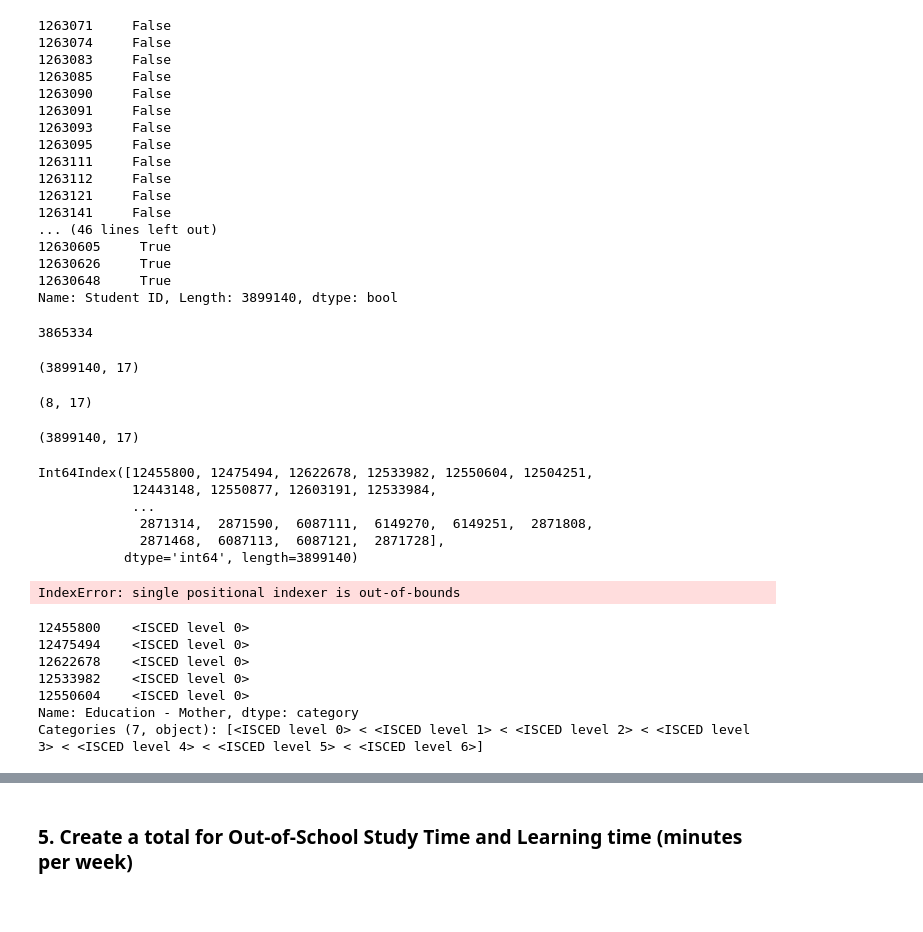
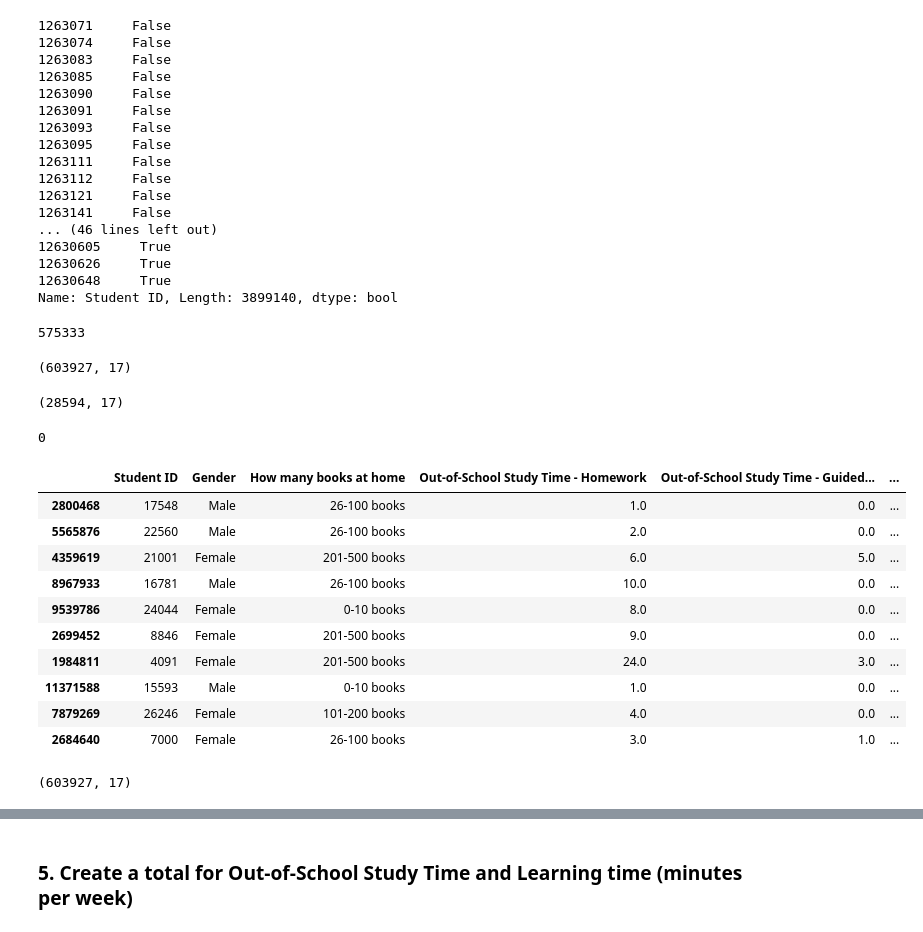
Before and after one commit to Dyke-F/Pisa-Data-Analysis, a Jupyter notebook: wrangle_pisa_data.ipynb, the cells around one changed output, grey strips where cells are left out. Saved outputs shown, nothing was run; the diff lists cells and outputs as text; code cells hidden in the pictures.

Commit message:
Remove edu duplicates

```diff
--- a/wrangle_pisa_data.ipynb
+++ b/wrangle_pisa_data.ipynb
@@ -671,6 +671,9 @@ mother_edu['Student ID'].duplicated()
 12630626     True
 12630648     True
 Name: Student ID, Length: 3899140, dtype: bool
+# %%
+mother_edu.replace(["NaN"], np.nan, inplace = True)
+mother_edu.dropna(inplace = True)
 # %%
 mother_edu['Education - Mother'] = mother_edu['Education - Mother'].astype('category')
 
@@ -682,47 +685,40 @@ mother_edu['Education - Mother'] = mother_edu['Education - Mother'].cat.set_cate
                                                                                         '<ISCED level 5>',
                                                                                         '<ISCED level 6>'], ordered=True)
 mother_edu.sort_values(['Education - Mother'], inplace=True)
-# mother_edu_clean = mother_edu.drop_duplicates('Education - Mother')
+mother_edu_cleaner = mother_edu.drop_duplicates(subset='Student ID', keep='last')
 # %%
 mother_edu['Student ID'].duplicated().sum()
 # %% [output]
-3865334
+575333
 # %%
 mother_edu.shape
 # %% [output]
-(3899140, 17)
+(603927, 17)
 # %%
-mother_edu_clean.shape
+mother_edu_cleaner.shape
 # %% [output]
-(8, 17)
+(28594, 17)
+# %%
+mother_edu_cleaner.duplicated().sum()
+# %% [output]
+0
+# %%
+mother_edu_cleaner.sample(10)
+# %% [output]
+|  | Student ID | Gender | How many books at home | Out-of-School Study Time - Homework | Out-of-School Study Time - Guided... | ... |
+| 2800468 | 17548 | Male | 26-100 books | 1.0 | 0.0 | ... |
+| 5565876 | 22560 | Male | 26-100 books | 2.0 | 0.0 | ... |
+| 4359619 | 21001 | Female | 201-500 books | 6.0 | 5.0 | ... |
+| 8967933 | 16781 | Male | 26-100 books | 10.0 | 0.0 | ... |
+| 9539786 | 24044 | Female | 0-10 books | 8.0 | 0.0 | ... |
+| 2699452 | 8846 | Female | 201-500 books | 9.0 | 0.0 | ... |
+| 1984811 | 4091 | Female | 201-500 books | 24.0 | 3.0 | ... |
+| 11371588 | 15593 | Male | 0-10 books | 1.0 | 0.0 | ... |
+| 7879269 | 26246 | Female | 101-200 books | 4.0 | 0.0 | ... |
+| 2684640 | 7000 | Female | 26-100 books | 3.0 | 1.0 | ... |
 # %%
 pisa_clean = mother_edu.copy()
 # %%
 pisa_clean.shape
 # %% [output]
-(3899140, 17)
+(603927, 17)
-# %%
-duplicates = pisa_clean['Student ID'].duplicated().index
-# %% [output]
-Int64Index([12455800, 12475494, 12622678, 12533982, 12550604, 12504251,
-            12443148, 12550877, 12603191, 12533984,
-            ...
-             2871314,  2871590,  6087111,  6149270,  6149251,  2871808,
-             2871468,  6087113,  6087121,  2871728],
-           dtype='int64', length=3899140)
-# %%
-for x in duplicates:
-    if pisa_clean.iloc[x]['Education - Mother'] == '<ISCED level 0>':
-        pisa_clean.drop(pisa_clean.index[[x]])
-# %% [output]
-IndexError: single positional indexer is out-of-bounds
-# %%
-pisa_clean.iloc[:5]['Education - Mother']
-# %% [output]
-12455800    <ISCED level 0>
-12475494    <ISCED level 0>
-12622678    <ISCED level 0>
-12533982    <ISCED level 0>
-12550604    <ISCED level 0>
-Name: Education - Mother, dtype: category
-Categories (7, object): [<ISCED level 0> < <ISCED level 1> < <ISCED level 2> < <ISCED level 3> < <ISCED level 4> < <ISCED level 5> < <ISCED level 6>]
```
Also changed, not shown: parts of 17 cells of this notebook, 1 other file.
